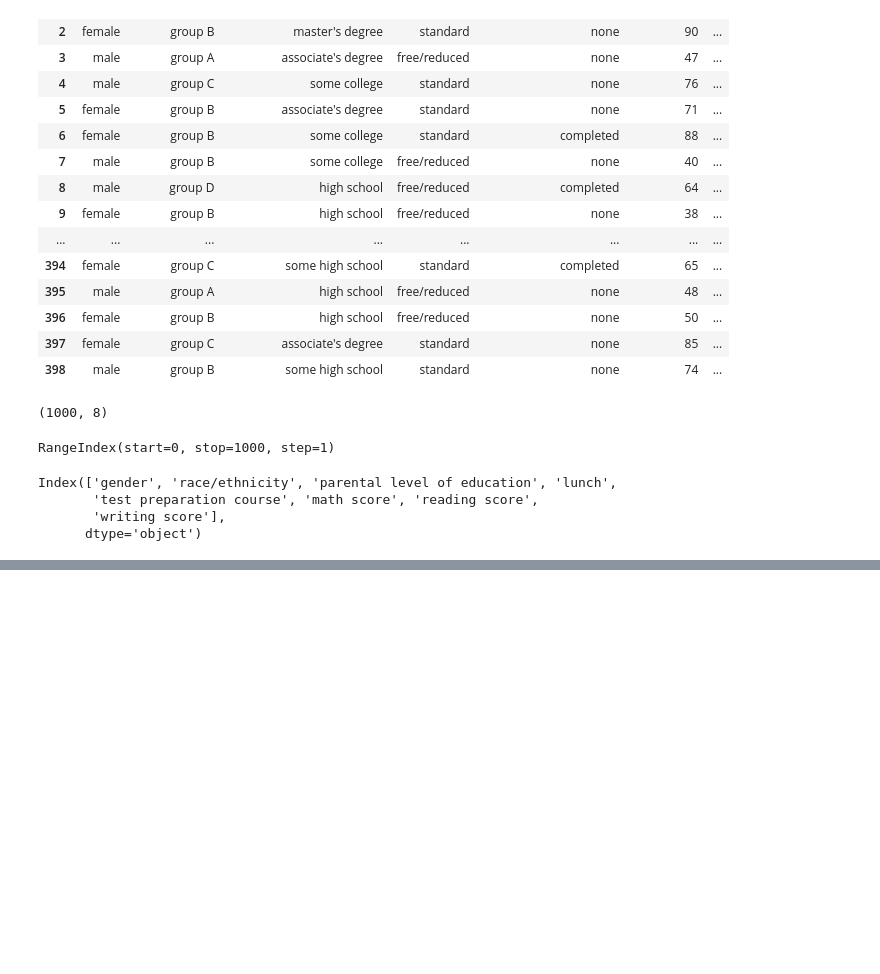
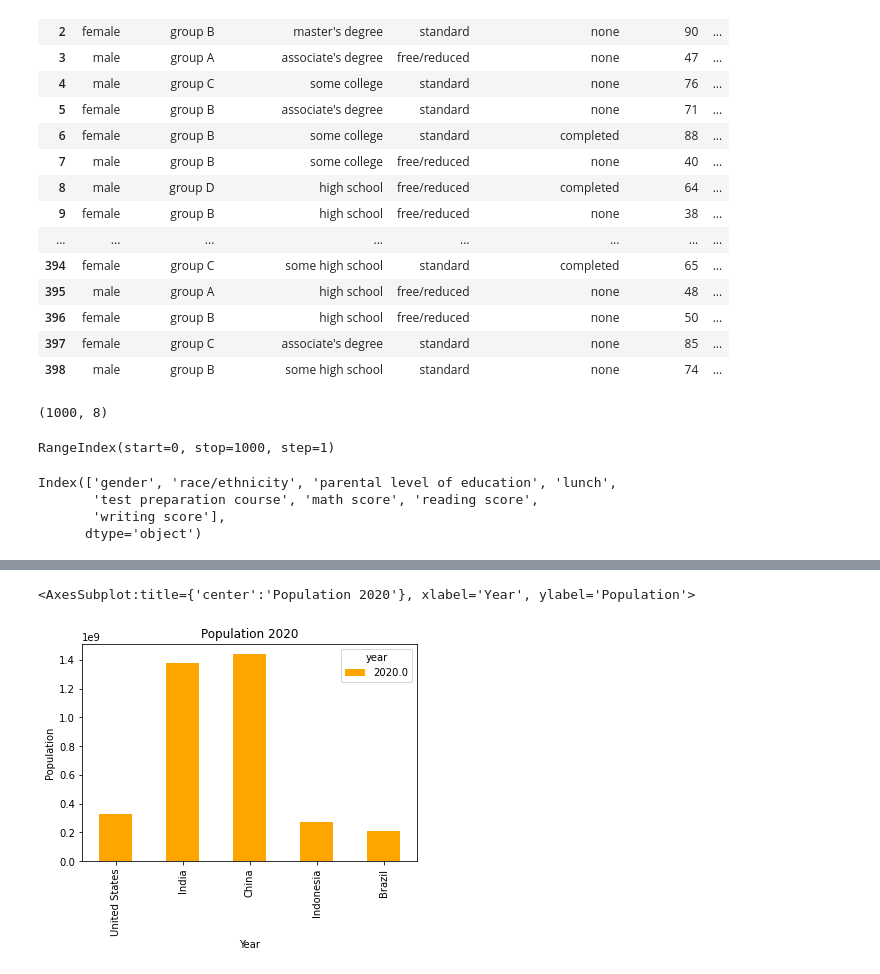
Before and after one commit to TheCoderGuru/Full-Stack-Development, a Jupyter notebook: Example.ipynb, the cells around one changed output, grey strips where cells are left out. Cells and saved outputs as stored; diff of their text form; code cells hidden in the pictures; blank space fills up the shorter version.

```diff
--- a/Example.ipynb
+++ b/Example.ipynb
@@ -483,0 +1140,7 @@ df_exams.dtypes
+# %%
+# making a barplot
+
+df_pivot_2020.plot(kind='bar', color='orange', xlabel='Year', ylabel='Population', title='Population 2020')
+# %% [output]
+<AxesSubplot:title={'center':'Population 2020'}, xlabel='Year', ylabel='Population'>
+[figure, added]
```
Also changed, not shown: parts of 59 cells of this notebook.
